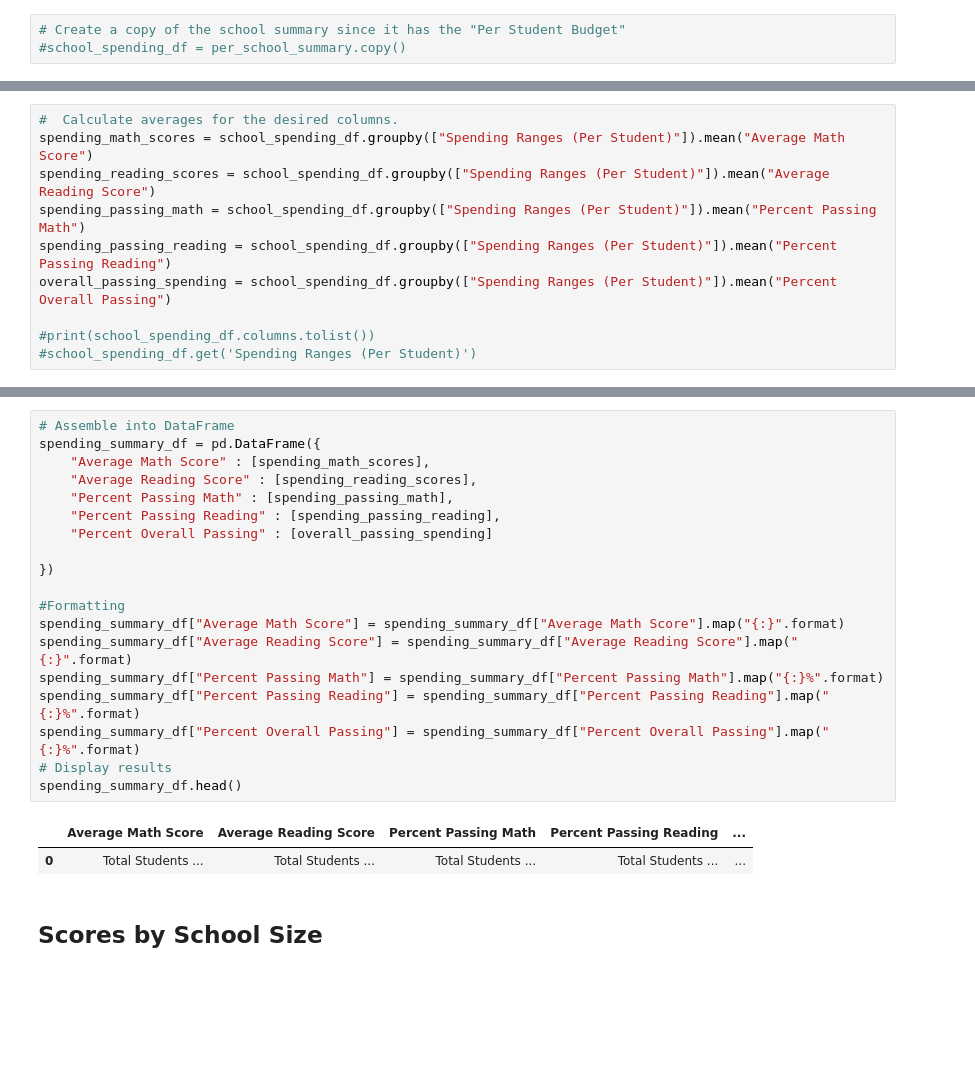
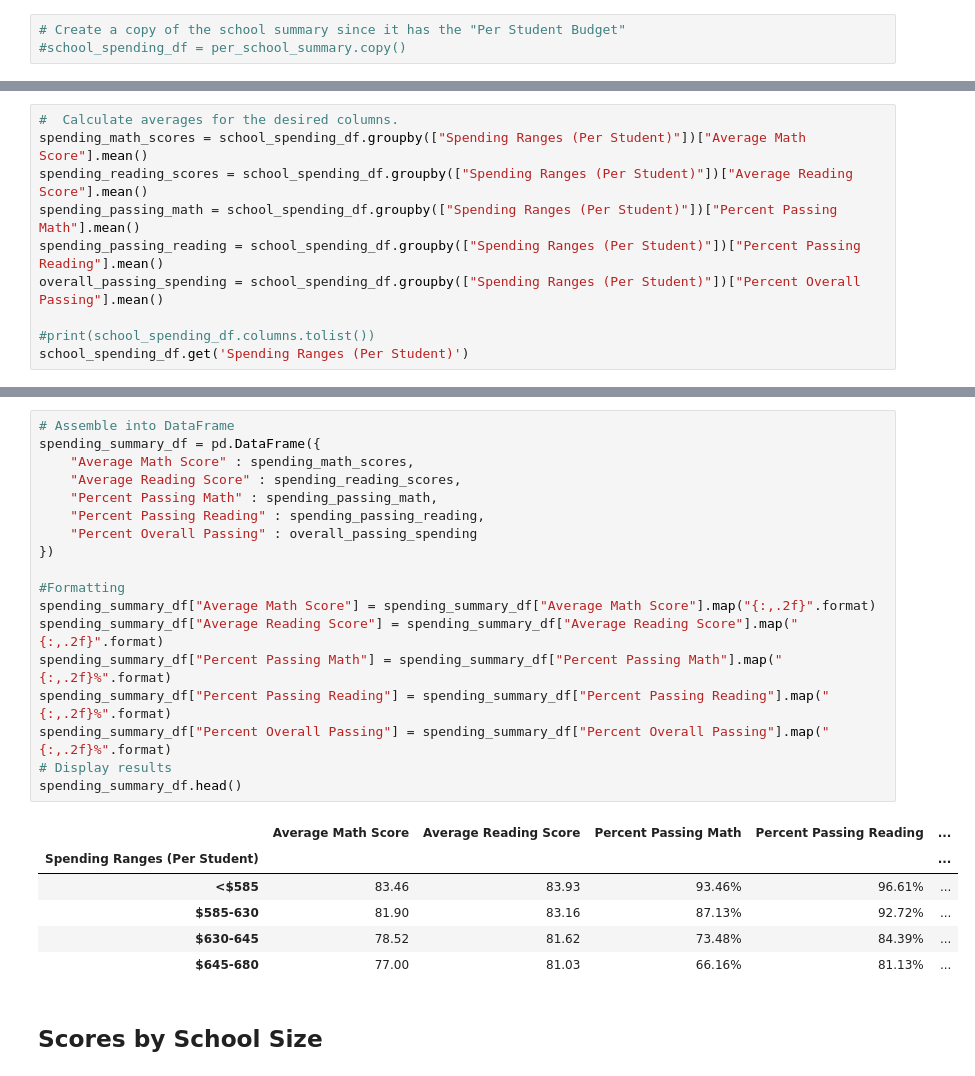
Before and after one commit to AnaGonz2020/PyCitySchools_Analysis, a Jupyter notebook: PyCity_Schools/PyCitySchools_finished.ipynb, the cells around one changed output, grey strips where cells are left out. Drawn from its saved outputs; the diff is of its cells as text; blank space fills up the shorter version.

```diff
--- a/PyCity_Schools/PyCitySchools_finished.ipynb
+++ b/PyCity_Schools/PyCitySchools_finished.ipynb
@@ -510,11 +510,11 @@ school_spending_df
 | Wright High School | Charter | 1800 | 1049400.0 | 583.0 | 83.682222 | ... |
 # %%
 #  Calculate averages for the desired columns.
-spending_math_scores = school_spending_df.groupby(["Spending Ranges (Per Student)"]).mean("Average Math Score")
-spending_reading_scores = school_spending_df.groupby(["Spending Ranges (Per Student)"]).mean("Average Reading Score")
-spending_passing_math = school_spending_df.groupby(["Spending Ranges (Per Student)"]).mean("Percent Passing Math")
-spending_passing_reading = school_spending_df.groupby(["Spending Ranges (Per Student)"]).mean("Percent Passing Reading")
-overall_passing_spending = school_spending_df.groupby(["Spending Ranges (Per Student)"]).mean("Percent Overall Passing")
+spending_math_scores = school_spending_df.groupby(["Spending Ranges (Per Student)"])["Average Math Score"].mean()
+spending_reading_scores = school_spending_df.groupby(["Spending Ranges (Per Student)"])["Average Reading Score"].mean()
+spending_passing_math = school_spending_df.groupby(["Spending Ranges (Per Student)"])["Percent Passing Math"].mean()
+spending_passing_reading = school_spending_df.groupby(["Spending Ranges (Per Student)"])["Percent Passing Reading"].mean()
+overall_passing_spending = school_spending_df.groupby(["Spending Ranges (Per Student)"])["Percent Overall Passing"].mean()
 
 #print(school_spending_df.columns.tolist())
-#school_spending_df.get('Spending Ranges (Per Student)')
+school_spending_df.get('Spending Ranges (Per Student)')
@@ -521,25 +539,28 @@ overall_passing_spending = school_spending_df.groupby(["Spending Ranges (Per Stu
 # %%
 # Assemble into DataFrame
 spending_summary_df = pd.DataFrame({
-    "Average Math Score" : [spending_math_scores],
-    "Average Reading Score" : [spending_reading_scores],
-    "Percent Passing Math" : [spending_passing_math],
-    "Percent Passing Reading" : [spending_passing_reading],
-    "Percent Overall Passing" : [overall_passing_spending]
-
+    "Average Math Score" : spending_math_scores,
+    "Average Reading Score" : spending_reading_scores,
+    "Percent Passing Math" : spending_passing_math,
+    "Percent Passing Reading" : spending_passing_reading,
+    "Percent Overall Passing" : overall_passing_spending
 })
 
 #Formatting
-spending_summary_df["Average Math Score"] = spending_summary_df["Average Math Score"].map("{:}".format)
-spending_summary_df["Average Reading Score"] = spending_summary_df["Average Reading Score"].map("{:}".format)
-spending_summary_df["Percent Passing Math"] = spending_summary_df["Percent Passing Math"].map("{:}%".format)
-spending_summary_df["Percent Passing Reading"] = spending_summary_df["Percent Passing Reading"].map("{:}%".format)
-spending_summary_df["Percent Overall Passing"] = spending_summary_df["Percent Overall Passing"].map("{:}%".format)
+spending_summary_df["Average Math Score"] = spending_summary_df["Average Math Score"].map("{:,.2f}".format)
+spending_summary_df["Average Reading Score"] = spending_summary_df["Average Reading Score"].map("{:,.2f}".format)
+spending_summary_df["Percent Passing Math"] = spending_summary_df["Percent Passing Math"].map("{:,.2f}%".format)
+spending_summary_df["Percent Passing Reading"] = spending_summary_df["Percent Passing Reading"].map("{:,.2f}%".format)
+spending_summary_df["Percent Overall Passing"] = spending_summary_df["Percent Overall Passing"].map("{:,.2f}%".format)
 # Display results
 spending_summary_df.head()
 # %% [output]
 |  | Average Math Score | Average Reading Score | Percent Passing Math | Percent Passing Reading | ... |
-| 0 | Total Students ... | Total Students ... | Total Students ... | Total Students ... | ... |
+| Spending Ranges (Per Student) |  |  |  |  | ... |
+| <$585 | 83.46 | 83.93 | 93.46% | 96.61% | ... |
+| $585-630 | 81.90 | 83.16 | 87.13% | 92.72% | ... |
+| $630-645 | 78.52 | 81.62 | 73.48% | 84.39% | ... |
+| $645-680 | 77.00 | 81.03 | 66.16% | 81.13% | ... |
 # %% [markdown]
 ## Scores by School Size
 # %%
```
Also changed, not shown: parts of 9 cells of this notebook, 2 other files.
